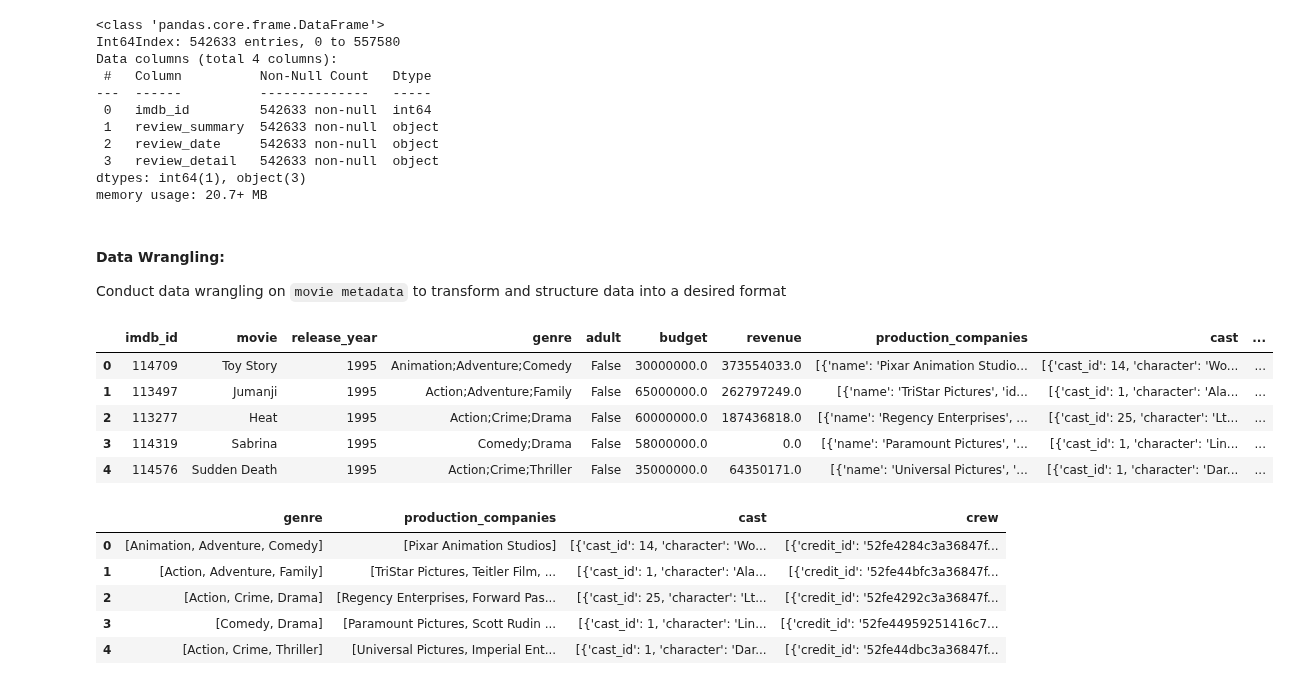
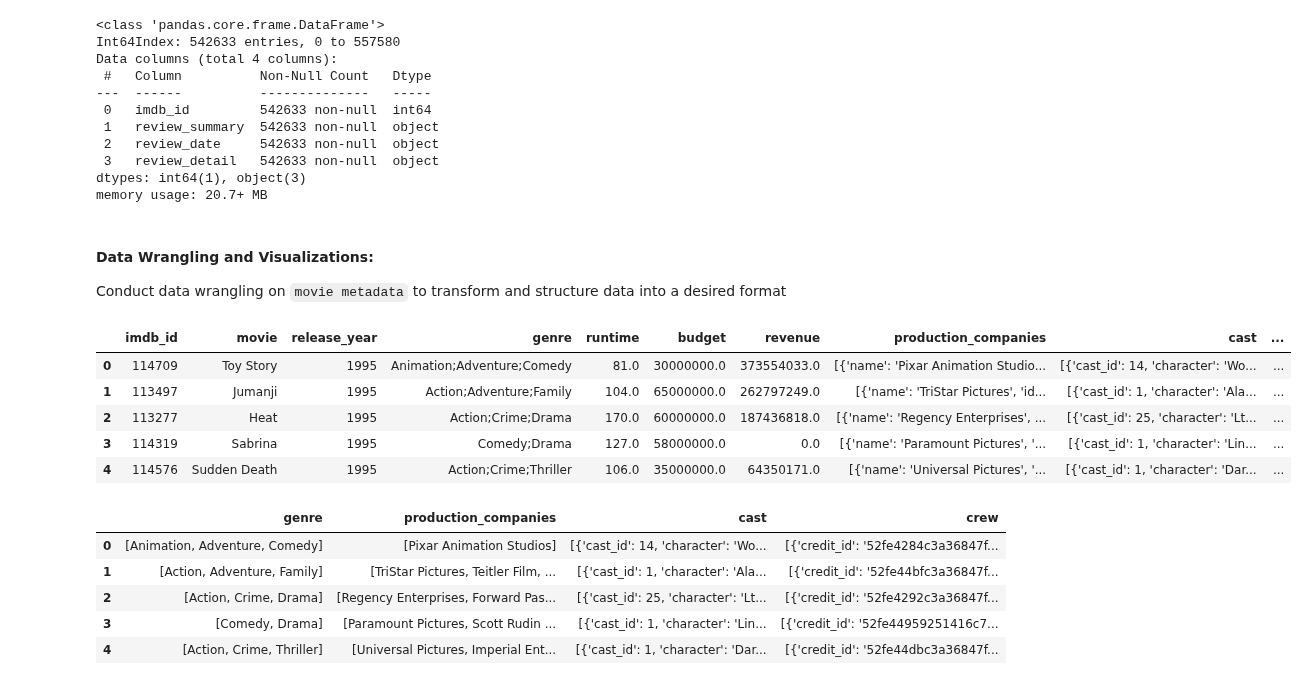
Before and after one commit to abccastro/Movie-Sentiment-Analysis, a Jupyter notebook: Movie Sentiment Analysis.ipynb, the cells around one changed output. Drawn from its saved outputs; the diff is of its cells as text; code cells hidden in the pictures.

```diff
--- a/Movie Sentiment Analysis.ipynb
+++ b/Movie Sentiment Analysis.ipynb
@@ -75,8 +75,8 @@ Index(['adult', 'belongs_to_collection', 'budget', 'genres', 'homepage', 'id',
       dtype='object')
 # %%
 # Drop columns that are not relevant
-del_columns = ['belongs_to_collection', 'homepage', 'id', 'original_language', 'original_title', 'popularity', 'poster_path',
-               'overview', 'tagline', 'production_countries', 'runtime', 'spoken_languages', 'status', 'video', 'vote_average', 'vote_count']
+del_columns = ['belongs_to_collection', 'homepage', 'id', 'original_language', 'original_title', 'popularity', 'poster_path', 'adult',
+               'overview', 'tagline', 'production_countries', 'spoken_languages', 'status', 'video', 'vote_average', 'vote_count']
 movies_metadata_df = movies_metadata_df.drop(del_columns, axis=1)
 
 # Remove 'tt' appended on the IMDB ID
@@ -280,32 +280,32 @@ Data columns (total 4 columns):
 dtypes: int64(1), object(3)
 memory usage: 20.7+ MB
 # %% [markdown]
-#### __Data Wrangling__:
+#### __Data Wrangling and Visualizations__:
 
 Conduct data wrangling on `movie metadata` to transform and structure data into a desired format
 # %%
 # Separate movie release year from the title
 pattern_year = r'\((\d{4})\)$'
 movies_metadata_df['release_year'] = movies_metadata_df['movie'].str.extract(pattern_year).astype(int)
 movies_metadata_df['movie'] = movies_metadata_df['movie'].str.replace(pattern_year, '', regex=True).str.strip()
 movies_metadata_df[['movie', 'release_year']].head(5)
 
 # Drop columns containing duplicate movie information
 dup_columns = ['genres', 'release_date', 'title']
 movies_metadata_df = movies_metadata_df.drop(columns=dup_columns, axis=1)
 
 # Rearrange the order of columns
-desired_order = ['imdb_id', 'movie', 'release_year', 'genre', 'adult', 'budget', 'revenue', 'production_companies', 'cast', 'crew']
+desired_order = ['imdb_id', 'movie', 'release_year', 'genre', 'runtime', 'budget', 'revenue', 'production_companies', 'cast', 'crew']
 movies_metadata_df = movies_metadata_df[desired_order]
 
 movies_metadata_df.head(5)
 # %% [output]
-|  | imdb_id | movie | release_year | genre | adult | budget | revenue | production_companies | cast | ... |
-| 0 | 114709 | Toy Story | 1995 | Animation;Adventure;Comedy | False | 30000000.0 | 373554033.0 | [{'name': 'Pixar Animation Studio... | [{'cast_id': 14, 'character': 'Wo... | ... |
-| 1 | 113497 | Jumanji | 1995 | Action;Adventure;Family | False | 65000000.0 | 262797249.0 | [{'name': 'TriStar Pictures', 'id... | [{'cast_id': 1, 'character': 'Ala... | ... |
-| 2 | 113277 | Heat | 1995 | Action;Crime;Drama | False | 60000000.0 | 187436818.0 | [{'name': 'Regency Enterprises', ... | [{'cast_id': 25, 'character': 'Lt... | ... |
-| 3 | 114319 | Sabrina | 1995 | Comedy;Drama | False | 58000000.0 | 0.0 | [{'name': 'Paramount Pictures', '... | [{'cast_id': 1, 'character': 'Lin... | ... |
-| 4 | 114576 | Sudden Death | 1995 | Action;Crime;Thriller | False | 35000000.0 | 64350171.0 | [{'name': 'Universal Pictures', '... | [{'cast_id': 1, 'character': 'Dar... | ... |
+|  | imdb_id | movie | release_year | genre | runtime | budget | revenue | production_companies | cast | ... |
+| 0 | 114709 | Toy Story | 1995 | Animation;Adventure;Comedy | 81.0 | 30000000.0 | 373554033.0 | [{'name': 'Pixar Animation Studio... | [{'cast_id': 14, 'character': 'Wo... | ... |
+| 1 | 113497 | Jumanji | 1995 | Action;Adventure;Family | 104.0 | 65000000.0 | 262797249.0 | [{'name': 'TriStar Pictures', 'id... | [{'cast_id': 1, 'character': 'Ala... | ... |
+| 2 | 113277 | Heat | 1995 | Action;Crime;Drama | 170.0 | 60000000.0 | 187436818.0 | [{'name': 'Regency Enterprises', ... | [{'cast_id': 25, 'character': 'Lt... | ... |
+| 3 | 114319 | Sabrina | 1995 | Comedy;Drama | 127.0 | 58000000.0 | 0.0 | [{'name': 'Paramount Pictures', '... | [{'cast_id': 1, 'character': 'Lin... | ... |
+| 4 | 114576 | Sudden Death | 1995 | Action;Crime;Thriller | 106.0 | 35000000.0 | 64350171.0 | [{'name': 'Universal Pictures', '... | [{'cast_id': 1, 'character': 'Dar... | ... |
 # %%
 # Convert genre into list data type
 movies_metadata_df['genre'] = movies_metadata_df['genre'].apply(lambda x : x.split(";"))
```
Also changed, not shown: parts of 12 cells of this notebook, 3 other files.
